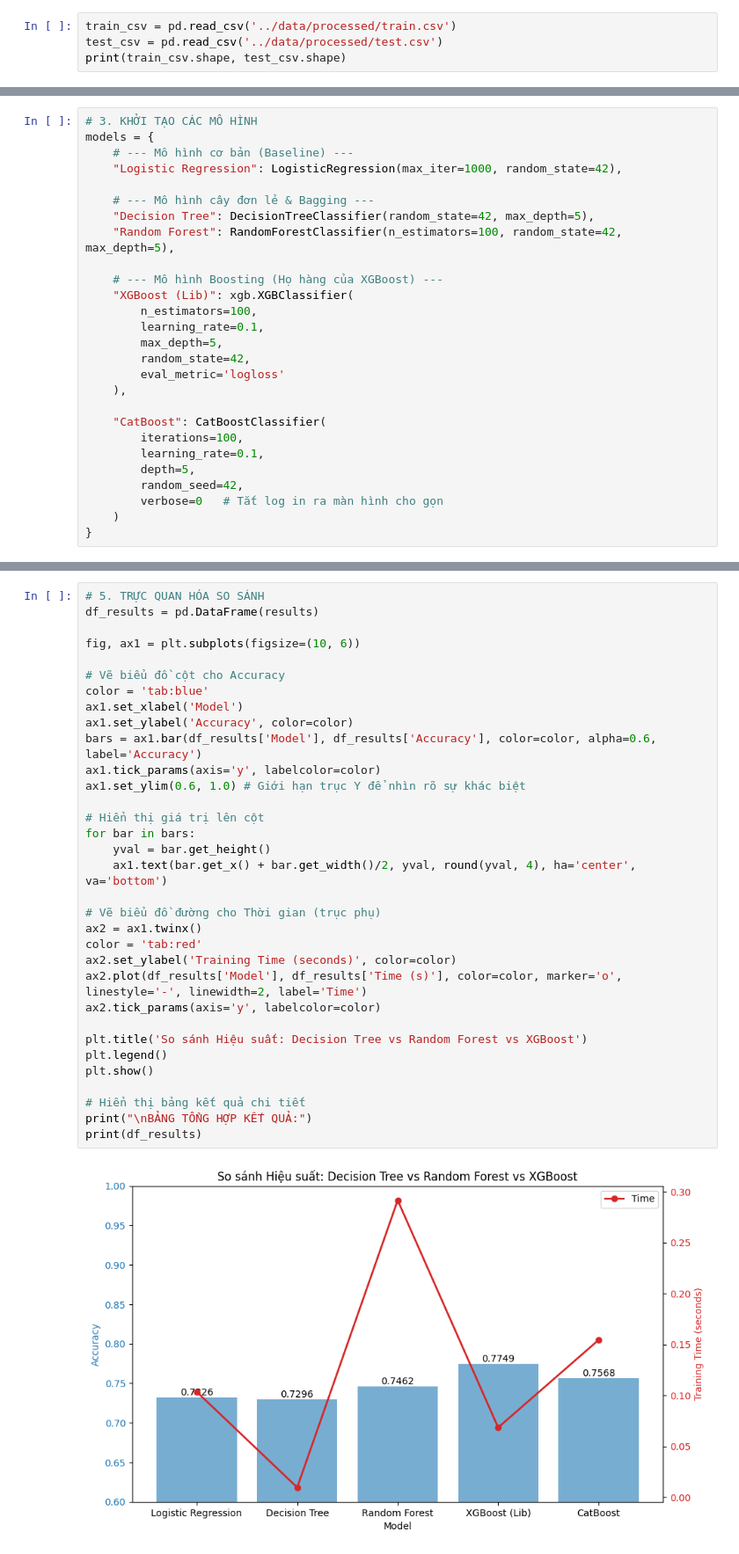
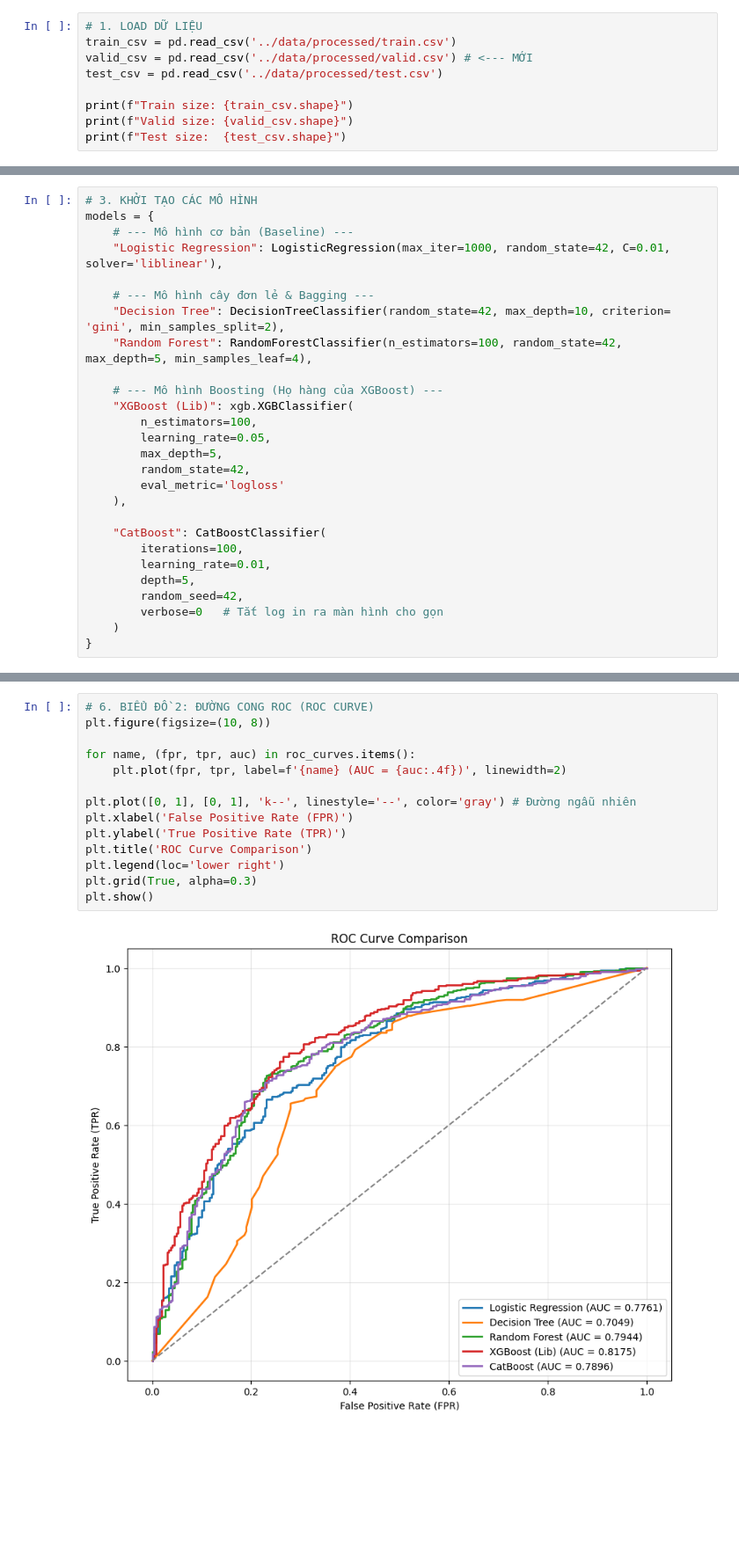
Before and after one commit to ZhangNguyen/Machine_Learning_Project, a Jupyter notebook: notebooks/04_Compare_with_dst_rf.ipynb, the cells around one changed output, grey strips where cells are left out. Shown: that part at 88% size. Cells and saved outputs as stored; diff of their text form; blank space fills up the shorter version.

```diff
--- a/notebooks/04_Compare_with_dst_rf.ipynb
+++ b/notebooks/04_Compare_with_dst_rf.ipynb
@@ -15,7 +15,12 @@ from catboost import CatBoostClassifier
 # Import thư viện đánh giá
 from sklearn.metrics import precision_score, recall_score, f1_score, roc_auc_score, roc_curve, accuracy_score
 # %%
+# 1. LOAD DỮ LIỆU
 train_csv = pd.read_csv('../data/processed/train.csv')
+valid_csv = pd.read_csv('../data/processed/valid.csv') # <--- MỚI
 test_csv = pd.read_csv('../data/processed/test.csv')
-print(train_csv.shape, test_csv.shape)
+
+print(f"Train size: {train_csv.shape}")
+print(f"Valid size: {valid_csv.shape}")
+print(f"Test size:  {test_csv.shape}")
 # %% [output]
@@ -50,16 +67,16 @@ Kích thước tập Test: (662, 10)
 # 3. KHỞI TẠO CÁC MÔ HÌNH
 models = {
     # --- Mô hình cơ bản (Baseline) ---
-    "Logistic Regression": LogisticRegression(max_iter=1000, random_state=42),
+    "Logistic Regression": LogisticRegression(max_iter=1000, random_state=42, C=0.01, solver='liblinear'),
 
     # --- Mô hình cây đơn lẻ & Bagging ---
-    "Decision Tree": DecisionTreeClassifier(random_state=42, max_depth=5),
-    "Random Forest": RandomForestClassifier(n_estimators=100, random_state=42, max_depth=5),
+    "Decision Tree": DecisionTreeClassifier(random_state=42, max_depth=10, criterion= 'gini', min_samples_split=2),
+    "Random Forest": RandomForestClassifier(n_estimators=100, random_state=42, max_depth=5, min_samples_leaf=4),
 
     # --- Mô hình Boosting (Họ hàng của XGBoost) ---
     "XGBoost (Lib)": xgb.XGBClassifier(
         n_estimators=100,
-        learning_rate=0.1,
+        learning_rate=0.05,
         max_depth=5,
         random_state=42,
         eval_metric='logloss'
@@ -67,7 +84,7 @@ models = {
 
     "CatBoost": CatBoostClassifier(
         iterations=100,
-        learning_rate=0.1,
+        learning_rate=0.01,
         depth=5,
         random_seed=42,
         verbose=0   # Tắt log in ra màn hình cho gọn
@@ -124,35 +194,16 @@ Dang huan luyen CatBoost...
 # %%
-# 5. TRỰC QUAN HÓA SO SÁNH
-df_results = pd.DataFrame(results)
+# 6. BIỂU ĐỒ 2: ĐƯỜNG CONG ROC (ROC CURVE)
+plt.figure(figsize=(10, 8))
 
-fig, ax1 = plt.subplots(figsize=(10, 6))
+for name, (fpr, tpr, auc) in roc_curves.items():
+    plt.plot(fpr, tpr, label=f'{name} (AUC = {auc:.4f})', linewidth=2)
 
-# Vẽ biểu đồ cột cho Accuracy
-color = 'tab:blue'
-ax1.set_xlabel('Model')
-ax1.set_ylabel('Accuracy', color=color)
-bars = ax1.bar(df_results['Model'], df_results['Accuracy'], color=color, alpha=0.6, label='Accuracy')
-ax1.tick_params(axis='y', labelcolor=color)
-ax1.set_ylim(0.6, 1.0) # Giới hạn trục Y để nhìn rõ sự khác biệt
-
-# Hiển thị giá trị lên cột
-for bar in bars:
-    yval = bar.get_height()
-    ax1.text(bar.get_x() + bar.get_width()/2, yval, round(yval, 4), ha='center', va='bottom')
-
-# Vẽ biểu đồ đường cho Thời gian (trục phụ)
-ax2 = ax1.twinx()
-color = 'tab:red'
-ax2.set_ylabel('Training Time (seconds)', color=color)
-ax2.plot(df_results['Model'], df_results['Time (s)'], color=color, marker='o', linestyle='-', linewidth=2, label='Time')
-ax2.tick_params(axis='y', labelcolor=color)
-
-plt.title('So sánh Hiệu suất: Decision Tree vs Random Forest vs XGBoost')
-plt.legend()
+plt.plot([0, 1], [0, 1], 'k--', linestyle='--', color='gray') # Đường ngẫu nhiên
+plt.xlabel('False Positive Rate (FPR)')
+plt.ylabel('True Positive Rate (TPR)')
+plt.title('ROC Curve Comparison')
+plt.legend(loc='lower right')
+plt.grid(True, alpha=0.3)
 plt.show()
-
-# Hiển thị bảng kết quả chi tiết
-print("\nBẢNG TỔNG HỢP KẾT QUẢ:")
-print(df_results)
 # %% [output]
-[figure, old version]
+[figure, new version]
```
Also changed, not shown: parts of 8 cells of this notebook, 8 other files.
